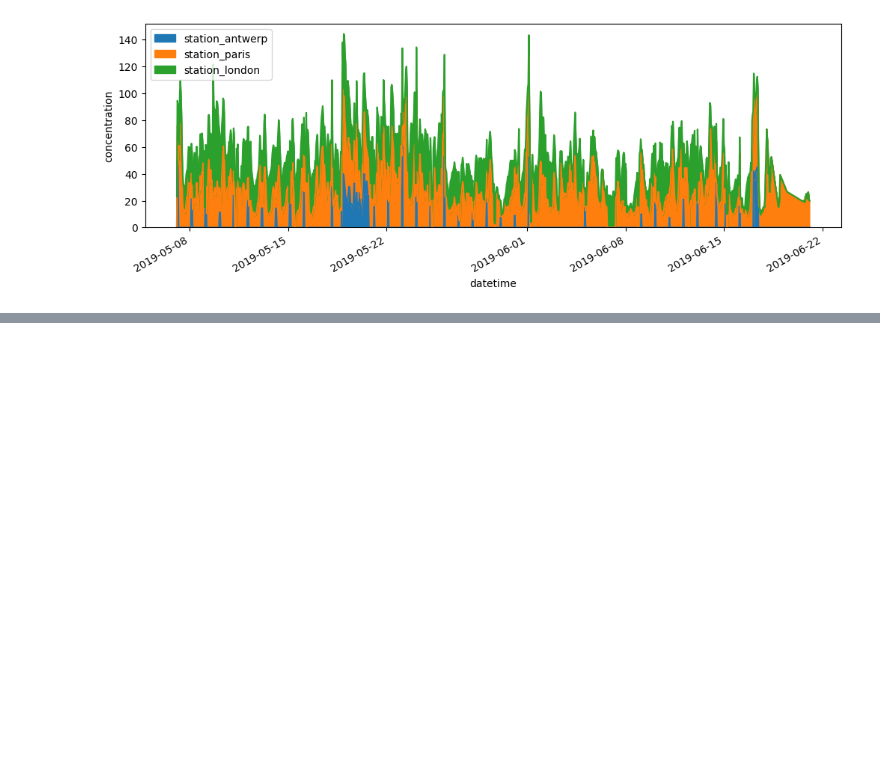
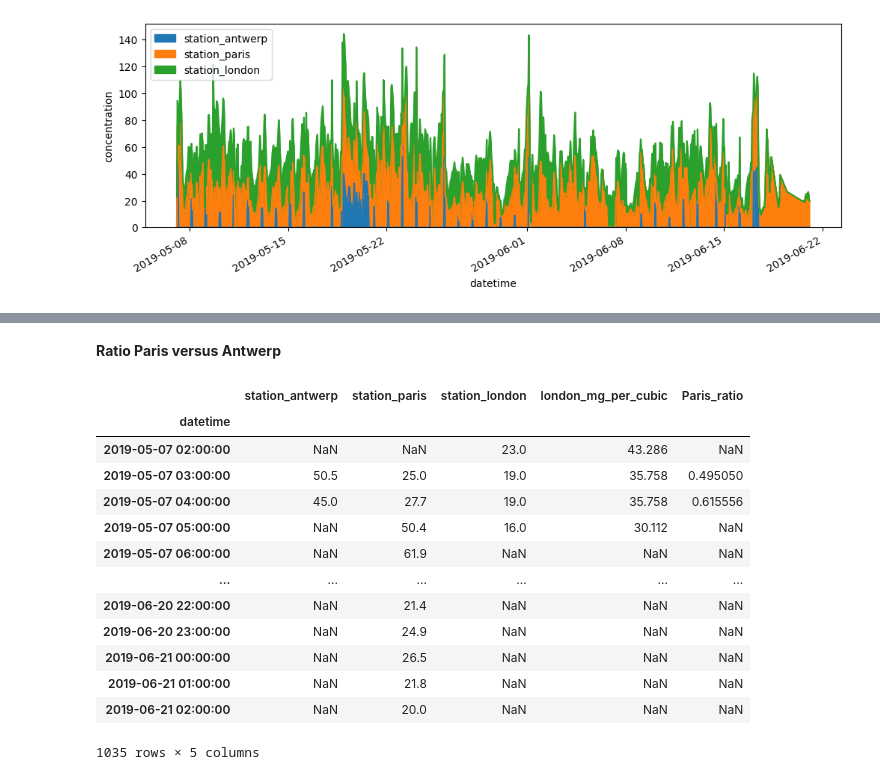
Before and after one commit to codal-tshah/data-practices-2024, a Jupyter notebook: pandas/pandas_intermediate.ipynb, the cells around one changed output, grey strips where cells are left out. Cells and saved outputs as stored; diff of their text form; code cells hidden in the pictures; blank space fills up the shorter version.

Commit message:
Learned the internmediate pandas

```diff
--- a/pandas/pandas_intermediate.ipynb
+++ b/pandas/pandas_intermediate.ipynb
@@ -11,7 +13,7 @@ import matplotlib.pyplot as plt
 # %% [markdown]
 **parse_dates=True, helps to plot the dates properly**
 # %%
-data = pd.read_csv("C:/Users/tshah/Desktop/data-practices/pandas/data/air_quality_no2.csv",index_col=0, parse_dates=True)
+data = pd.read_csv("/content/drive/MyDrive/data_practices/pandas/data/air_quality_no2.csv",index_col=0, parse_dates=True)
 data.head()
 # %% [output]
 |  | station_antwerp | station_paris | station_london |
@@ -65,0 +72,3 @@ plt.show()                                      # Display the plot
+# %%
+data["london_mg_per_cubic"] = data["station_london"] * 1.882
+data
@@ -65,0 +90,20 @@ plt.show()                                      # Display the plot
+# %% [markdown]
+**Ratio Paris versus Antwerp**
+# %%
+data["Paris_ratio"] = (data["station_paris"]  /  data["station_antwerp"])
+data
+# %% [output]
+|  | station_antwerp | station_paris | station_london | london_mg_per_cubic | Paris_ratio |
+| datetime |  |  |  |  |  |
+| 2019-05-07 02:00:00 | NaN | NaN | 23.0 | 43.286 | NaN |
+| 2019-05-07 03:00:00 | 50.5 | 25.0 | 19.0 | 35.758 | 0.495050 |
+| 2019-05-07 04:00:00 | 45.0 | 27.7 | 19.0 | 35.758 | 0.615556 |
+| 2019-05-07 05:00:00 | NaN | 50.4 | 16.0 | 30.112 | NaN |
+| 2019-05-07 06:00:00 | NaN | 61.9 | NaN | NaN | NaN |
+| ... | ... | ... | ... | ... | ... |
+| 2019-06-20 22:00:00 | NaN | 21.4 | NaN | NaN | NaN |
+| 2019-06-20 23:00:00 | NaN | 24.9 | NaN | NaN | NaN |
+| 2019-06-21 00:00:00 | NaN | 26.5 | NaN | NaN | NaN |
+| 2019-06-21 01:00:00 | NaN | 21.8 | NaN | NaN | NaN |
+| 2019-06-21 02:00:00 | NaN | 20.0 | NaN | NaN | NaN |
+1035 rows × 5 columns
```
Also changed, not shown: parts of 7 cells of this notebook, 3 other files.
